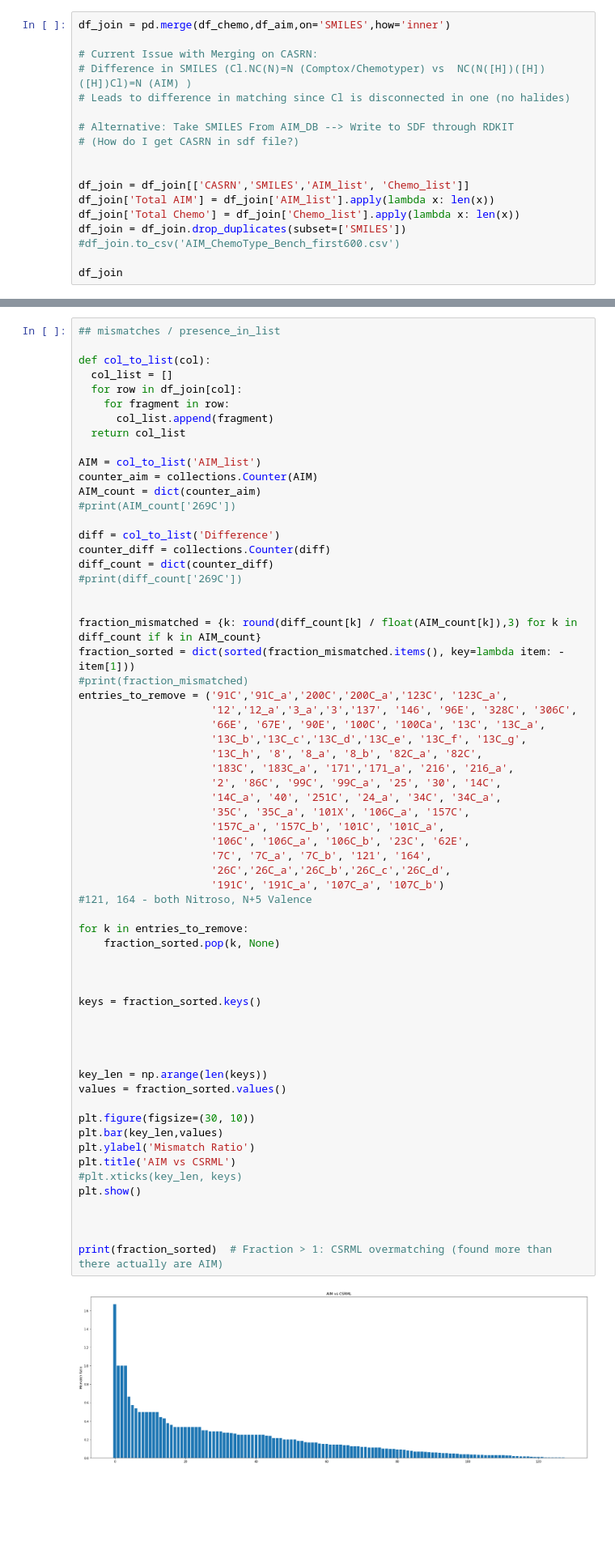
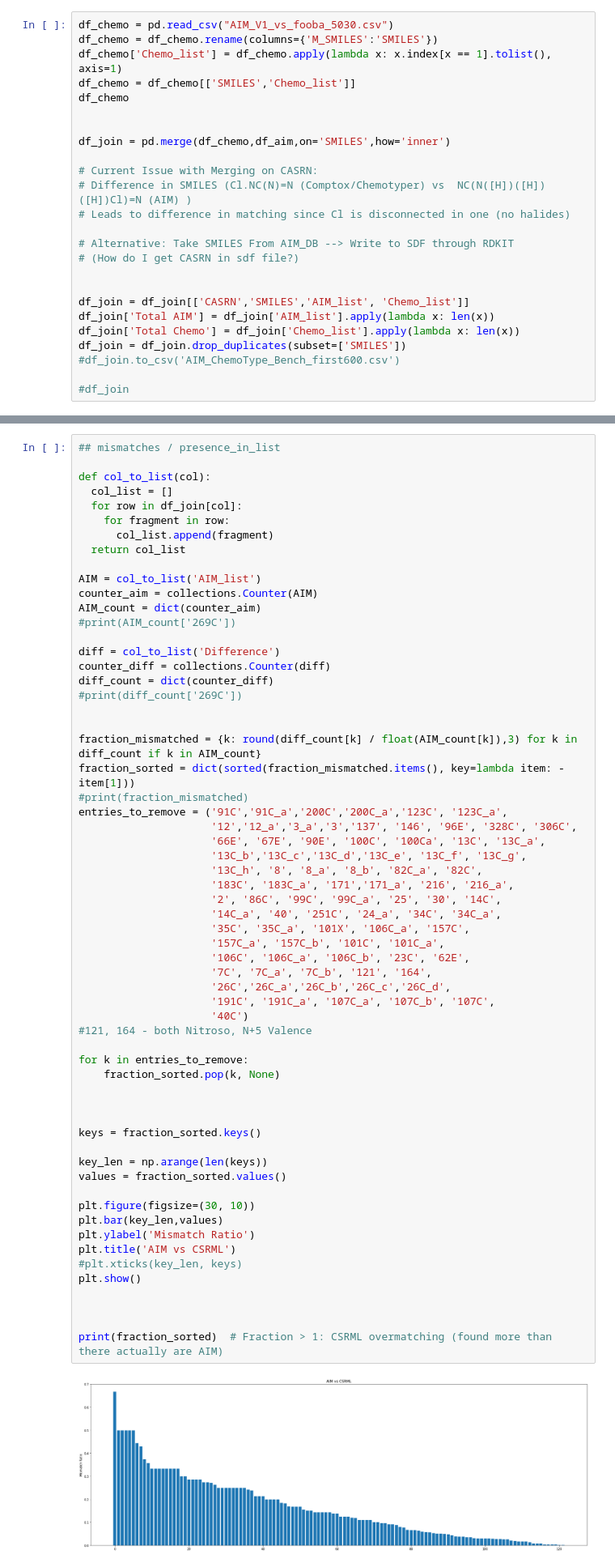
Before and after one commit to patlewig/aim, a Jupyter notebook: notebooks/AIM_Check.ipynb, the cells around one changed output, grey strips where cells are left out. Shown at 81% size. Drawn from its saved outputs; the diff is of its cells as text; blank space fills up the shorter version.

```diff
--- a/notebooks/AIM_Check.ipynb
+++ b/notebooks/AIM_Check.ipynb
@@ -56,4 +36,11 @@ df_chemo
 # %%
+df_chemo = pd.read_csv("AIM_V1_vs_fooba_5030.csv")
+df_chemo = df_chemo.rename(columns={'M_SMILES':'SMILES'})
+df_chemo['Chemo_list'] = df_chemo.apply(lambda x: x.index[x == 1].tolist(), axis=1)
+df_chemo = df_chemo[['SMILES','Chemo_list']]
+df_chemo
+
+
 df_join = pd.merge(df_chemo,df_aim,on='SMILES',how='inner')
 
 # Current Issue with Merging on CASRN:
@@ -70,4 +57,4 @@ df_join['Total Chemo'] = df_join['Chemo_list'].apply(lambda x: len(x))
 df_join = df_join.drop_duplicates(subset=['SMILES'])
 #df_join.to_csv('AIM_ChemoType_Bench_first600.csv')
 
-df_join
+#df_join
@@ -223,35 +200,33 @@ entries_to_remove = ('91C','91C_a','200C','200C_a','123C', '123C_a',
                      '2', '86C', '99C', '99C_a', '25', '30', '14C',
                      '14C_a', '40', '251C', '24_a', '34C', '34C_a',
                      '35C', '35C_a', '101X', '106C_a', '157C',
                      '157C_a', '157C_b', '101C', '101C_a',
                      '106C', '106C_a', '106C_b', '23C', '62E',
                      '7C', '7C_a', '7C_b', '121', '164',
                      '26C','26C_a','26C_b','26C_c','26C_d',
-                     '191C', '191C_a', '107C_a', '107C_b')
+                     '191C', '191C_a', '107C_a', '107C_b', '107C',
+                     '40C')
 #121, 164 - both Nitroso, N+5 Valence
 
 for k in entries_to_remove:
     fraction_sorted.pop(k, None)
 
 
 
 keys = fraction_sorted.keys()
-
-
-
 
 key_len = np.arange(len(keys))
 values = fraction_sorted.values()
 
 plt.figure(figsize=(30, 10))
 plt.bar(key_len,values)
 plt.ylabel('Mismatch Ratio')
 plt.title('AIM vs CSRML')
 #plt.xticks(key_len, keys)
 plt.show()
 
 
 
 print(fraction_sorted)  # Fraction > 1: CSRML overmatching (found more than there actually are AIM)
 # %% [output]
-[figure, old version]
+[figure, new version]
```
Also changed, not shown: parts of 10 cells of this notebook.
